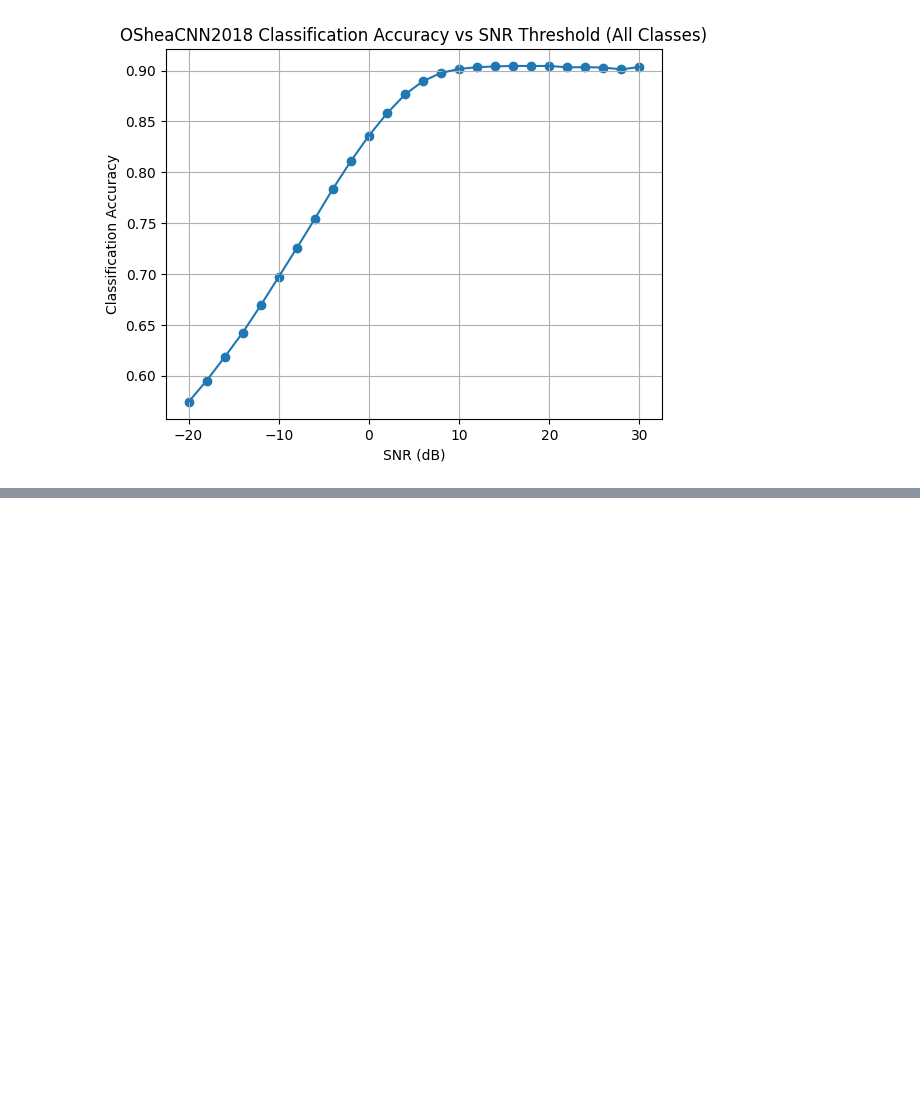
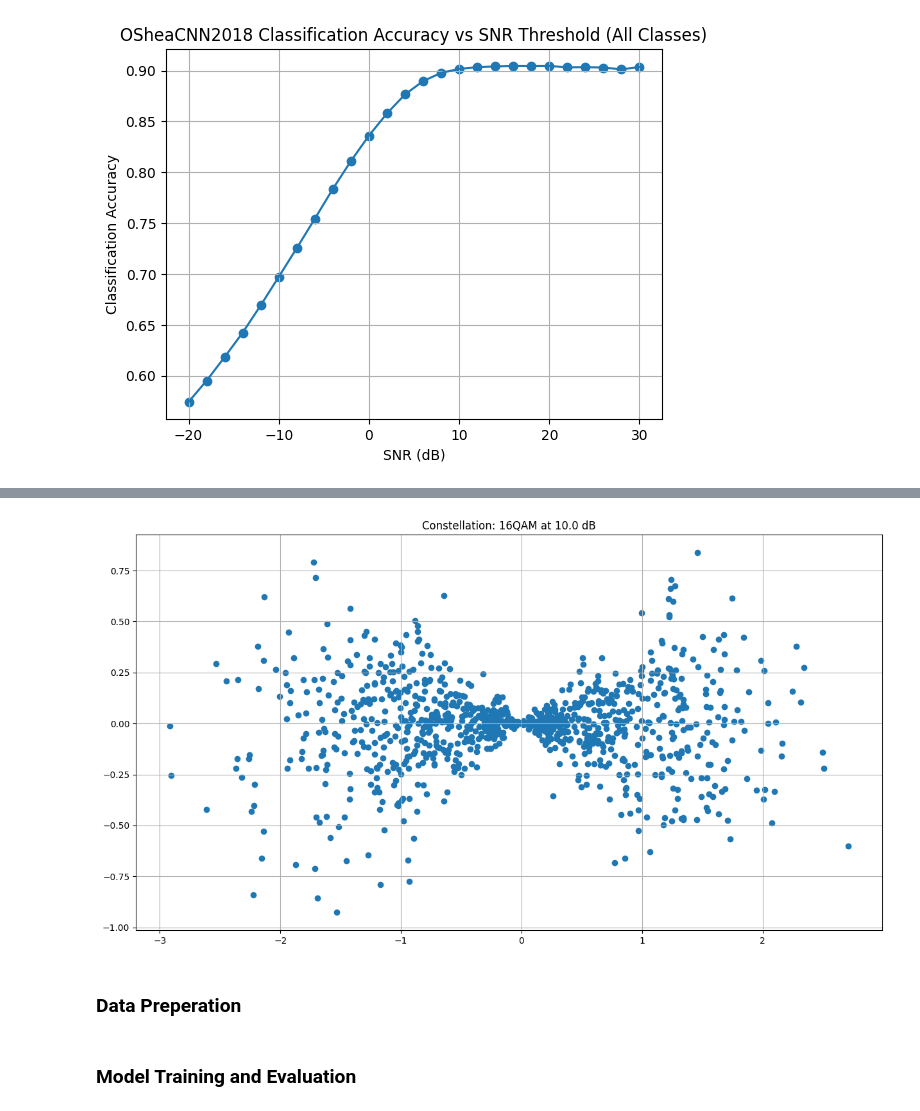
Before and after one commit to dotimothy/ECE239AS-MWC-AMR, a Jupyter notebook: Project.ipynb, the cells around one changed output, grey strips where cells are left out. Drawn from its saved outputs; the diff is of its cells as text; code cells hidden in the pictures; blank space fills up the shorter version.

```diff
--- a/Project.ipynb
+++ b/Project.ipynb
@@ -511,0 +642,12 @@ Z_test = np.loadtxt(f'{hisarDir}/HisarMod2019.1/Test/test_snr.csv')
+# %%
+# Constellation Visualization in Train Val Subset
+plt.figure(figsize=(15,8))
+plt.title(f'Constellation: {modClasses[labels[index]]} at {Z_train_val[index]} dB')
+plt.scatter(X_train_val[index,:,0],X_train_val[index,:,1])
+plt.grid()
+plt.savefig(f'./results/Hisar2019_{index}_Constellation.png')
+plt.show()
+# %% [output]
+[figure, added]
+# %% [markdown]
+### Data Preperation
@@ -511,0 +666,2 @@ Z_test = np.loadtxt(f'{hisarDir}/HisarMod2019.1/Test/test_snr.csv')
+# %% [markdown]
+### Model Training and Evaluation
```
Also changed, not shown: parts of 31 cells of this notebook, 22 other files.
